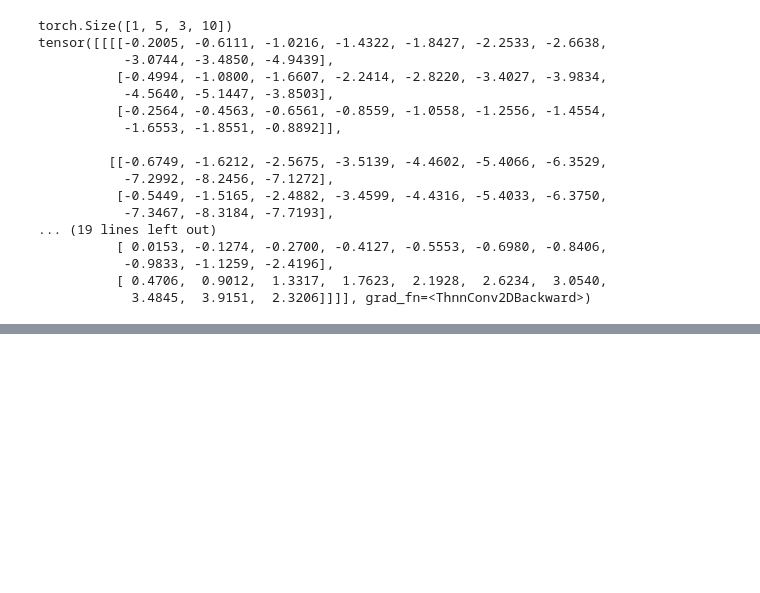
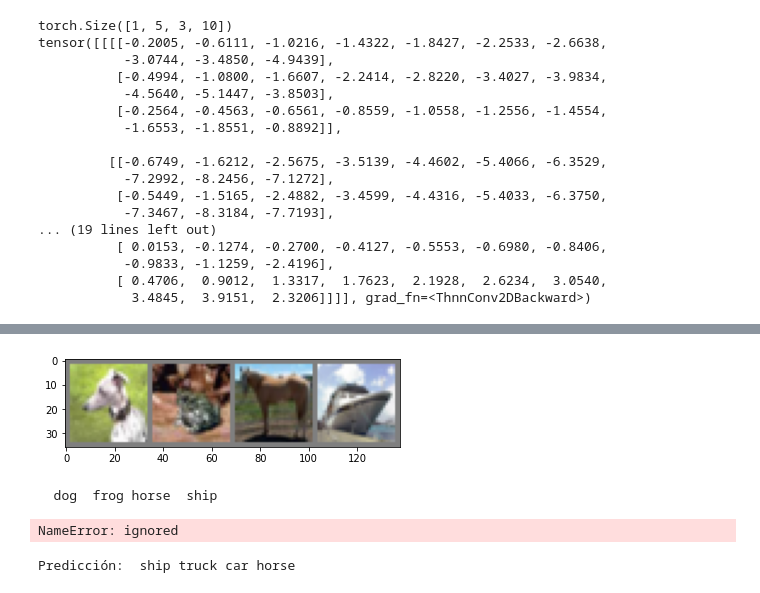
Before and after one commit to jvallalta/ia3, a Jupyter notebook: Intro_convolucion_pytorch.ipynb, the cells around one changed output, grey strips where cells are left out. Drawn from its saved outputs; the diff is of its cells as text; code cells hidden in the pictures; blank space fills up the shorter version.

```diff
--- a/Intro_convolucion_pytorch.ipynb
+++ b/Intro_convolucion_pytorch.ipynb
@@ -123,0 +231,14 @@ tensor([[[[-0.2005, -0.6111, -1.0216, -1.4322, -1.8427, -2.2533, -2.6638,
+# %%
+images, labels = dataiter.next()
+# %%
+imshow(torchvision.utils.make_grid(images))
+# %% [output]
+[figure, added]
+# %%
+print(' '.join('%5s' % classes[labels[j]] for j in range(labels.size(0))))
+# %% [output]
+  dog  frog horse  ship
+# %%
+images, labels = images.to(device), labels.to(device)
+# %% [output]
+NameError: ignored
@@ -123,0 +249,4 @@ tensor([[[[-0.2005, -0.6111, -1.0216, -1.4322, -1.8427, -2.2533, -2.6638,
+# %%
+print('Predicción: ', ' '.join(classes[predicted[j]] for j in range(predicted.size(0))))
+# %% [output]
+Predicción:  ship truck car horse
```
Also changed, not shown: parts of 25 cells of this notebook.
